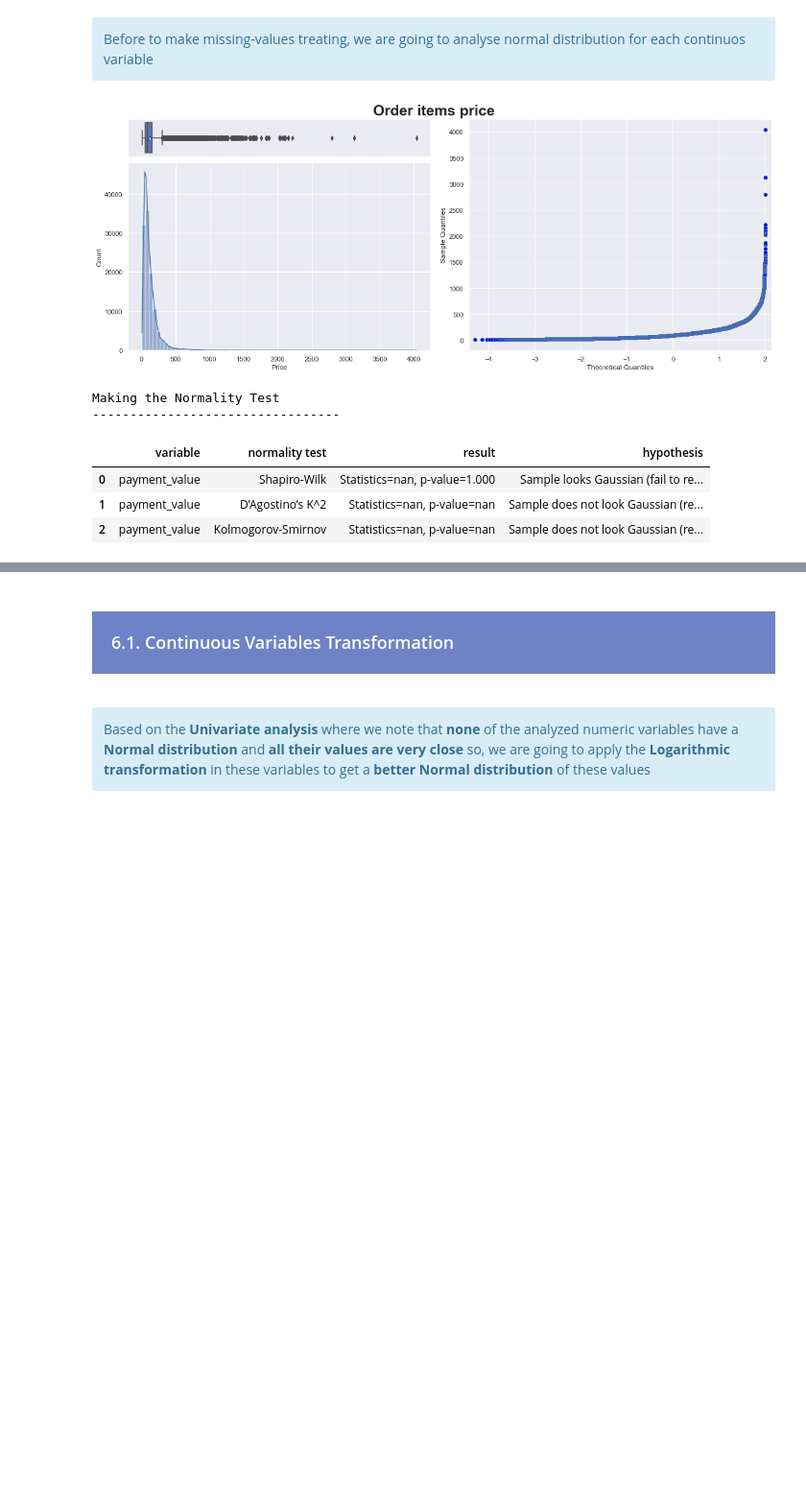
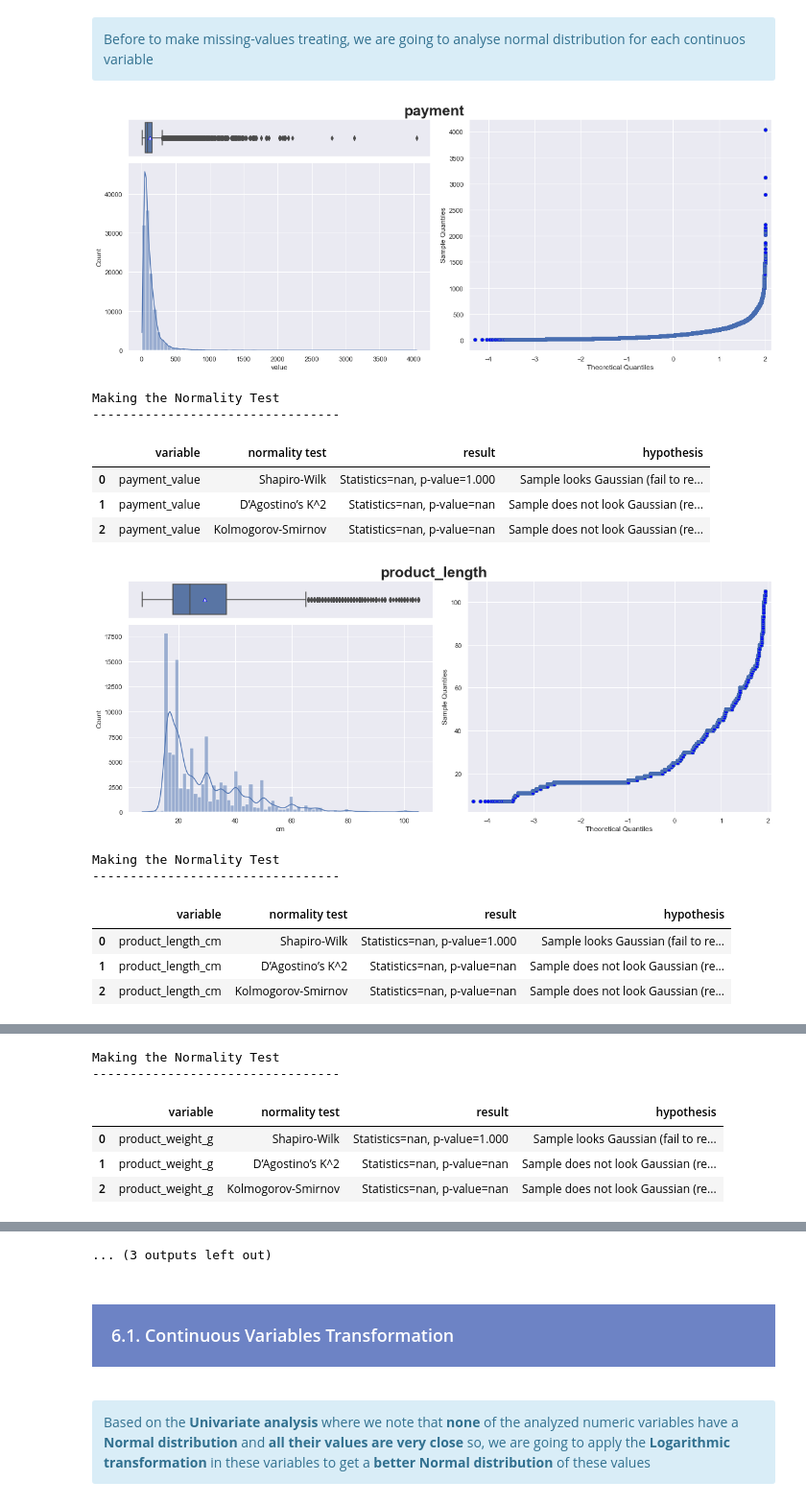
Before and after one commit to samirhinojosa/OC-P5-segment-customers-of-website, a Jupyter notebook: analysis_notebook.ipynb, the cells around one changed output, grey strips where cells are left out. Shown at 96% size. Drawn from its saved outputs; the diff is of its cells as text; code cells hidden in the pictures; blank space fills up the shorter version.

Commit message:
adding features to treat category missing-values

```diff
--- a/analysis_notebook.ipynb
+++ b/analysis_notebook.ipynb
@@ -1477,7 +1485,8 @@ del df_products["product_category_name"]
     <p>Merging <b>Products</b> with <b>Orders items</b></p>
 </div>
 # %%
-df_temp_order_items = df_order_items.merge(right=df_products[["product_id", "product_category_name_english"]], on="product_id", how="left")
+df_temp_order_items = df_order_items.merge(right=df_products[["product_id", "product_category_name_english", "product_weight_g",
+                                                              "product_length_cm", "product_height_cm", "product_width_cm"]], on="product_id", how="left")
 # %%
 df_temp_order_items.head()
 # %% [output]
@@ -1511,4 +1520,5 @@ data.shape
 # %% [output]
 (99441, 9)
 # %%
-data = data.merge(right=df_temp_order_items[["order_id", "price_plus_freight_value", "product_category_name_english"]], on="order_id", how="left")
+data = data.merge(right=df_temp_order_items[["order_id", "price_plus_freight_value", "product_category_name_english", "product_weight_g",
+                                                              "product_length_cm", "product_height_cm", "product_width_cm"]], on="order_id", how="left")
@@ -1585,7 +1572,8 @@ data.rename(columns={"price_plus_freight_value":"payment_value", "product_catego
 # %%
 ORDERED_COLUMNS = [
     "order_id", "customer_unique_id", "order_status", "order_purchase_timestamp", "review_score",
-    "payment_value", "product_category", "customer_city", "customer_state", "customer_region"
+    "payment_value", "product_category", "product_weight_g", "product_length_cm", "product_height_cm",
+    "product_width_cm", "customer_city", "customer_state", "customer_region"
 ]
 # %%
 data = data[ORDERED_COLUMNS]
@@ -1757,7 +1757,7 @@ Timestamp('2016-09-04 21:15:19')
 </div>
 # %%
 NUMERIC_COLS = [
-    "payment_value"
+    "payment_value", "product_length_cm", "product_weight_g", "product_height_cm", "product_width_cm"
 ]
 
 data_outliers = pd.DataFrame()
@@ -1825,40 +1829,51 @@ Analysis of data_outliers dataset
     Before to make missing-values treating, we are going to analyse normal distribution for each continuos variable
 </div>
 # %%
-fig = plt.figure(constrained_layout=True, figsize=[16,6])
-fig.suptitle("Order items price", size=25, fontweight="bold", y=1.05)
-spec = fig.add_gridspec(nrows=2, ncols=2, width_ratios=[1, 1], height_ratios=[1, 5])
+for col in NUMERIC_COLS:
 
-ax_box = fig.add_subplot(spec[0, 0])
-ax_hist = fig.add_subplot(spec[1, 0])
-ax_qqplot = fig.add_subplot(spec[:, 1])
+    var = col.rpartition("_")
 
-# Boxplot
-boxplot = sns.boxplot(data=data_outliers, x=data_outliers["payment_value"], showmeans=True, ax=ax_box,
-                      meanprops={"markerfacecolor":"white", "markeredgecolor":"blue"})
-ax_box.set(xlabel="", xticks=[])
-ax_box.set(yticks=[])
-boxplot.set_title("")
+    fig = plt.figure(constrained_layout=True, figsize=[16,6])
+    fig.suptitle(var[0], size=25, fontweight="bold", y=1.05)
+    spec = fig.add_gridspec(nrows=2, ncols=2, width_ratios=[1, 1], height_ratios=[1, 5])
 
-# Histplot
-sns.histplot(data=data_outliers, x=data_outliers["payment_value"], bins=75,  kde=True,  ax=ax_hist)
-ax_hist.set(xlabel="Price")
+    ax_box = fig.add_subplot(spec[0, 0])
+    ax_hist = fig.add_subplot(spec[1, 0])
+    ax_qqplot = fig.add_subplot(spec[:, 1])
 
-# QQplot
-qqplot(data_outliers["payment_value"], line='s', ax=ax_qqplot)
+    # Boxplot
+    boxplot = sns.boxplot(data=data_outliers, x=data_outliers[col], showmeans=True, ax=ax_box,
+                          meanprops={"markerfacecolor":"white", "markeredgecolor":"blue"})
+    ax_box.set(xlabel="", xticks=[])
+    ax_box.set(yticks=[])
+    boxplot.set_title("")
 
-# plt.savefig("images/qqplot-of-payment-values.png")
-plt.show()
+    # Histplot
+    sns.histplot(data=data_outliers, x=data_outliers[col], bins=75,  kde=True,  ax=ax_hist)
+    ax_hist.set(xlabel=var[-1])
 
-print("\nMaking the Normality Test")
-print("---------------------------------")
-normality_test(data_outliers[["payment_value"]])
-print("\n")
+    # QQplot
+    qqplot(data_outliers[col], line='s', ax=ax_qqplot)
+
+    plt.savefig("images/qqplot-of-" + var[1] + ".png")
+    plt.show()
+
+    print("\nMaking the Normality Test")
+    print("---------------------------------")
+    normality_test(data_outliers[[col]])
+    print("\n")
 # %% [output]
-[figure, old version]
+[figure, new version]
 Making the Normality Test
 ---------------------------------
 |  | variable | normality test | result | hypothesis |
 | 0 | payment_value | Shapiro-Wilk | Statistics=nan, p-value=1.000 | Sample looks Gaussian (fail to re... |
 | 1 | payment_value | D’Agostino’s K^2 | Statistics=nan, p-value=nan | Sample does not look Gaussian (re... |
 | 2 | payment_value | Kolmogorov-Smirnov | Statistics=nan, p-value=nan | Sample does not look Gaussian (re... |
+[figure, added]
+Making the Normality Test
+---------------------------------
+|  | variable | normality test | result | hypothesis |
+| 0 | product_length_cm | Shapiro-Wilk | Statistics=nan, p-value=1.000 | Sample looks Gaussian (fail to re... |
+| 1 | product_length_cm | D’Agostino’s K^2 | Statistics=nan, p-value=nan | Sample does not look Gaussian (re... |
+| 2 | product_length_cm | Kolmogorov-Smirnov | Statistics=nan, p-value=nan | Sample does not look Gaussian (re... |
@@ -1864,0 +1881,6 @@ Making the Normality Test
+Making the Normality Test
+---------------------------------
+|  | variable | normality test | result | hypothesis |
+| 0 | product_weight_g | Shapiro-Wilk | Statistics=nan, p-value=1.000 | Sample looks Gaussian (fail to re... |
+| 1 | product_weight_g | D’Agostino’s K^2 | Statistics=nan, p-value=nan | Sample does not look Gaussian (re... |
+| 2 | product_weight_g | Kolmogorov-Smirnov | Statistics=nan, p-value=nan | Sample does not look Gaussian (re... |
@@ -1865,3 +1894,4 @@ Making the Normality Test
+... (3 outputs left out)
 # %% [markdown]
 <div style="background-color: #6D83C5;" >
     <h3 style="margin: auto; padding: 20px; color:#fff; ">6.1. Continuous Variables Transformation</h3>
```
Also changed, not shown: parts of 35 cells of this notebook, 6 other files.
